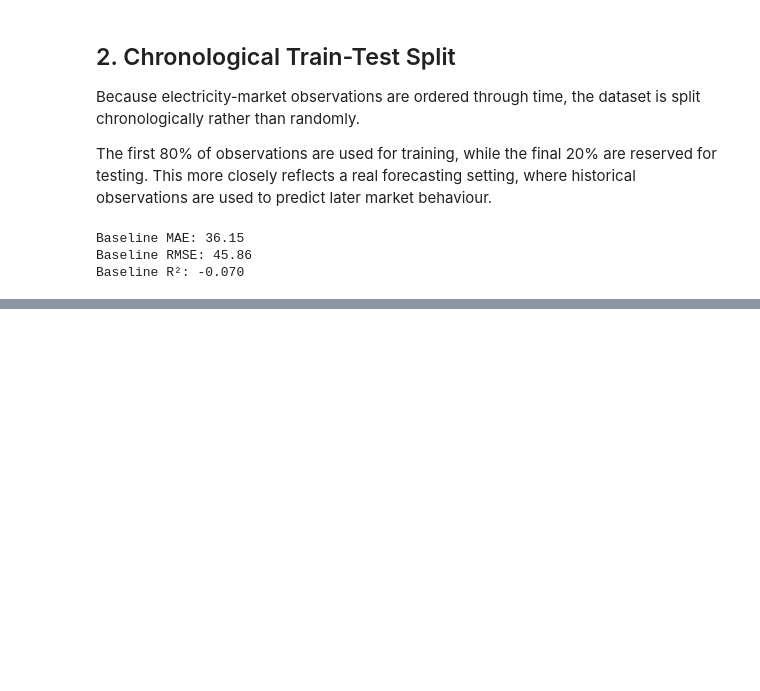
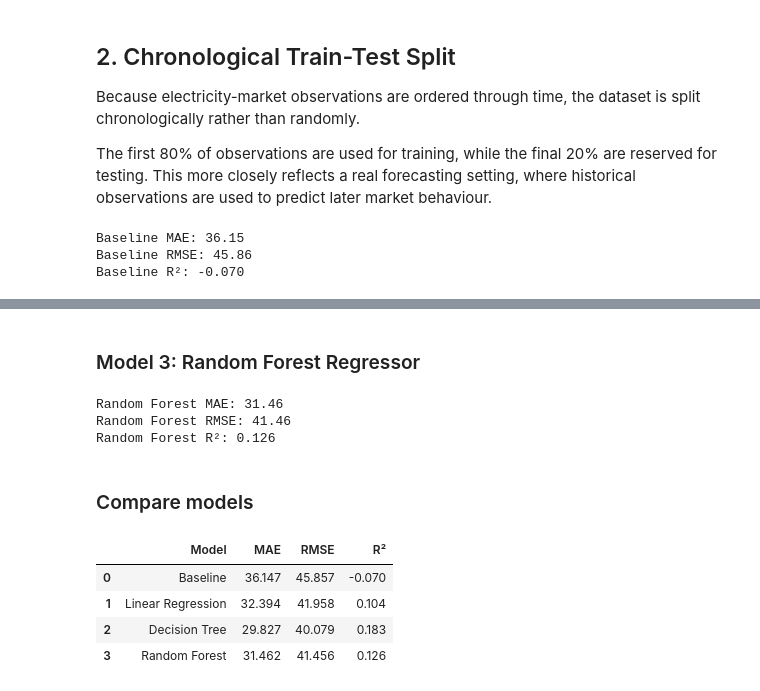
Before and after one commit to klm2109/australian-energy-market-analytics, a Jupyter notebook: notebooks/machine learning.ipynb, the cells around one changed output, grey strips where cells are left out. Drawn from its saved outputs; the diff is of its cells as text; code cells hidden in the pictures; blank space fills up the shorter version.

```diff
--- a/notebooks/machine learning.ipynb
+++ b/notebooks/machine learning.ipynb
@@ -105,0 +204,2 @@ Baseline R²: -0.070
+# %% [markdown]
+### Model 3: Random Forest Regressor
@@ -105,0 +220,62 @@ Baseline R²: -0.070
+# %%
+rf_mae = mean_absolute_error(
+    y_test,
+    rf_pred
+)
+
+rf_rmse = np.sqrt(
+    mean_squared_error(
+        y_test,
+        rf_pred
+    )
+)
+
+rf_r2 = r2_score(
+    y_test,
+    rf_pred
+)
+
+print(f"Random Forest MAE: {rf_mae:.2f}")
+print(f"Random Forest RMSE: {rf_rmse:.2f}")
+print(f"Random Forest R²: {rf_r2:.3f}")
+# %% [output]
+Random Forest MAE: 31.46
+Random Forest RMSE: 41.46
+Random Forest R²: 0.126
+# %% [markdown]
+### Compare models
+# %%
+model_results = pd.DataFrame({
+    "Model": [
+        "Baseline",
+        "Linear Regression",
+        "Decision Tree",
+        "Random Forest"
+    ],
+    "MAE": [
+        baseline_mae,
+        linear_mae,
+        tree_mae,
+        rf_mae
+    ],
+    "RMSE": [
+        baseline_rmse,
+        linear_rmse,
+        tree_rmse,
+        rf_rmse
+    ],
+    "R²": [
+        baseline_r2,
+        linear_r2,
+        tree_r2,
+        rf_r2
+    ]
+})
+
+model_results.round(3)
+# %% [output]
+|  | Model | MAE | RMSE | R² |
+| 0 | Baseline | 36.147 | 45.857 | -0.070 |
+| 1 | Linear Regression | 32.394 | 41.958 | 0.104 |
+| 2 | Decision Tree | 29.827 | 40.079 | 0.183 |
+| 3 | Random Forest | 31.462 | 41.456 | 0.126 |
```
Also changed, not shown: parts of 10 cells of this notebook.
